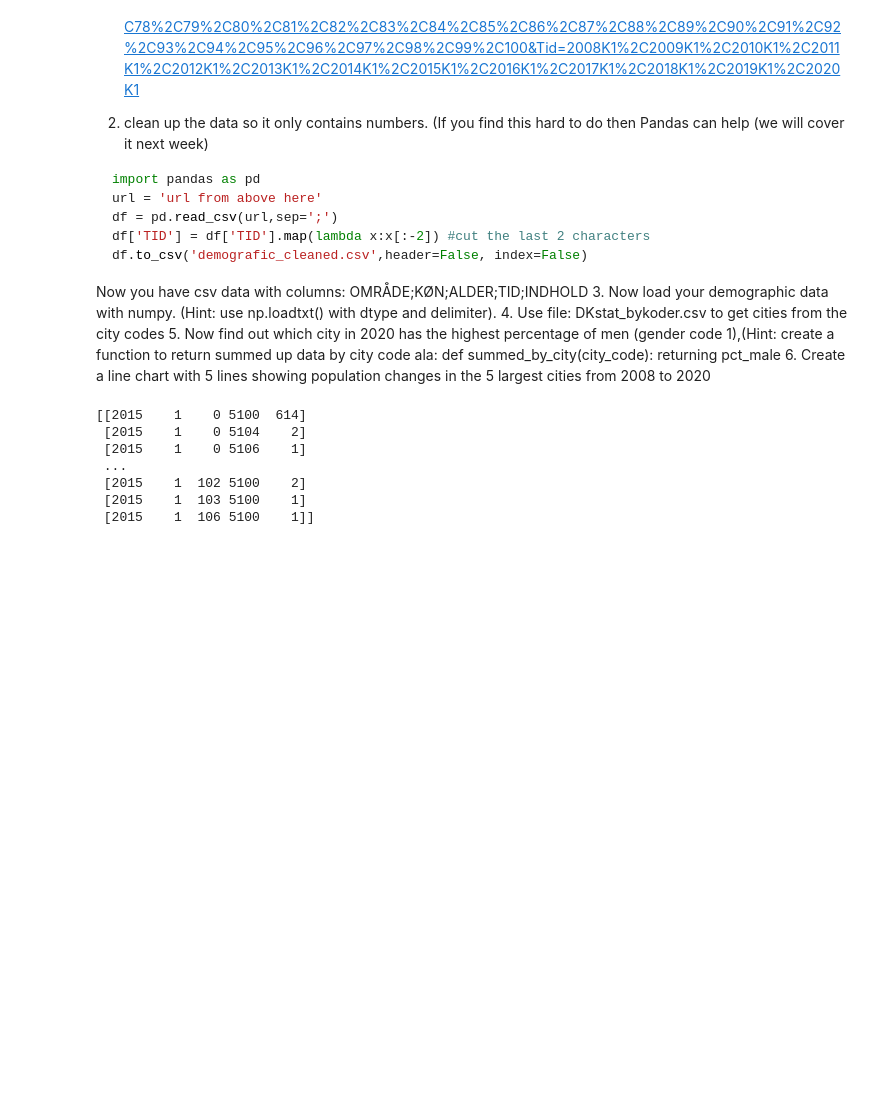
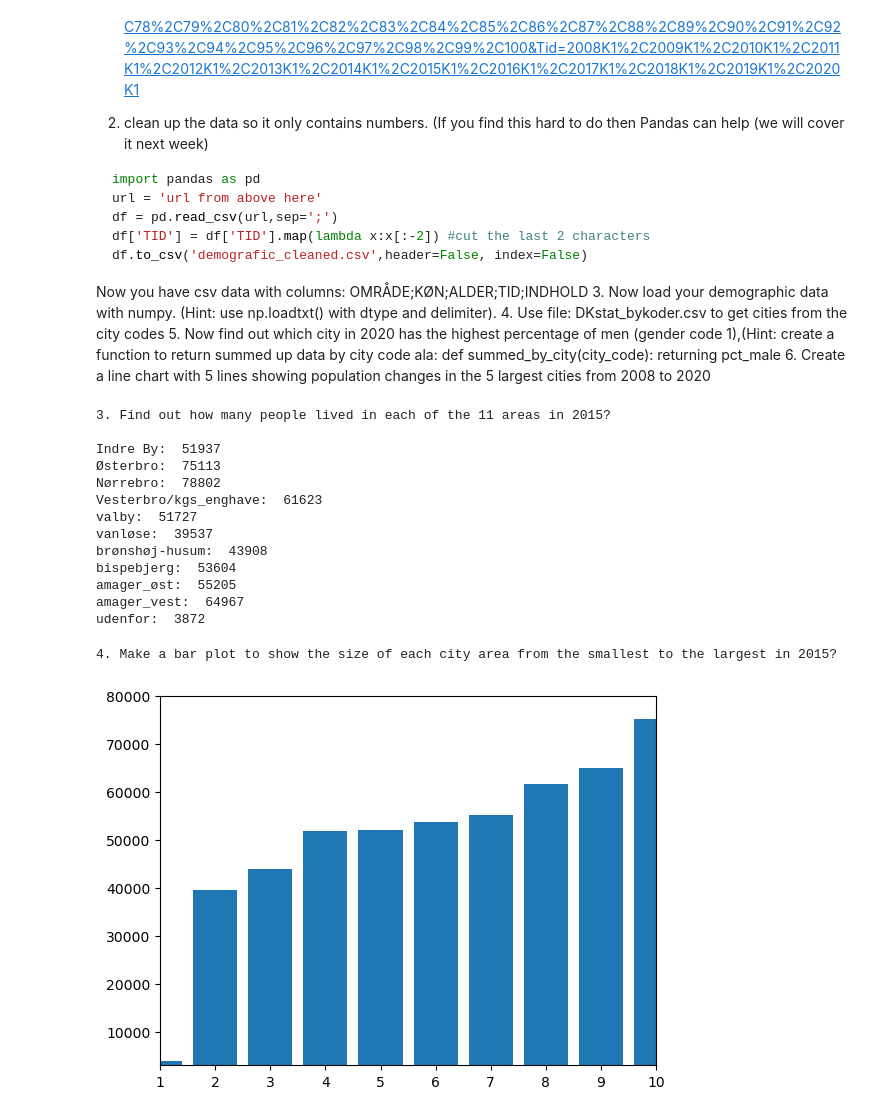
Before and after one commit to ErminDZ/my_notebooks, a Jupyter notebook: 04 Exe solution.ipynb, the cells around one changed output. Drawn from its saved outputs; the diff is of its cells as text; code cells hidden in the pictures; blank space fills up the shorter version.

Commit message:
added solution to week- and class exercise

```diff
--- a/04 Exe solution.ipynb
+++ b/04 Exe solution.ipynb
@@ -79,13 +96,25 @@ Now you have csv data with columns: OMRÅDE;KØN;ALDER;TID;INDHOLD
 5. Now find out which city in 2020 has the highest percentage of men (gender code 1),(Hint: create a function to return summed up data by city code ala: def summed_by_city(city_code): returning pct_male
 6. Create a line chart with 5 lines showing population changes in the 5 largest cities from 2008 to 2020
 # %%
-from my_modules.numpy_Ex import week_ex
-week_ex()
+from my_modules.weekNumpy4 import lived_in_each_areas
+lived_in_each_areas()
 # %% [output]
-[[2015    1    0 5100  614]
- [2015    1    0 5104    2]
- [2015    1    0 5106    1]
- ...
- [2015    1  102 5100    2]
- [2015    1  103 5100    1]
- [2015    1  106 5100    1]]
+3. Find out how many people lived in each of the 11 areas in 2015?
+
+Indre By:  51937
+Østerbro:  75113
+Nørrebro:  78802
+Vesterbro/kgs_enghave:  61623
+valby:  51727
+vanløse:  39537
+brønshøj-husum:  43908
+bispebjerg:  53604
+amager_øst:  55205
+amager_vest:  64967
+udenfor:  3872
+# %%
+from my_modules.weekNumpy4 import bar_plot_city
+bar_plot_city()
+# %% [output]
+4. Make a bar plot to show the size of each city area from the smallest to the largest in 2015?
+[figure, added]
```
Also changed, not shown: parts of 3 cells of this notebook, 2 other files.
